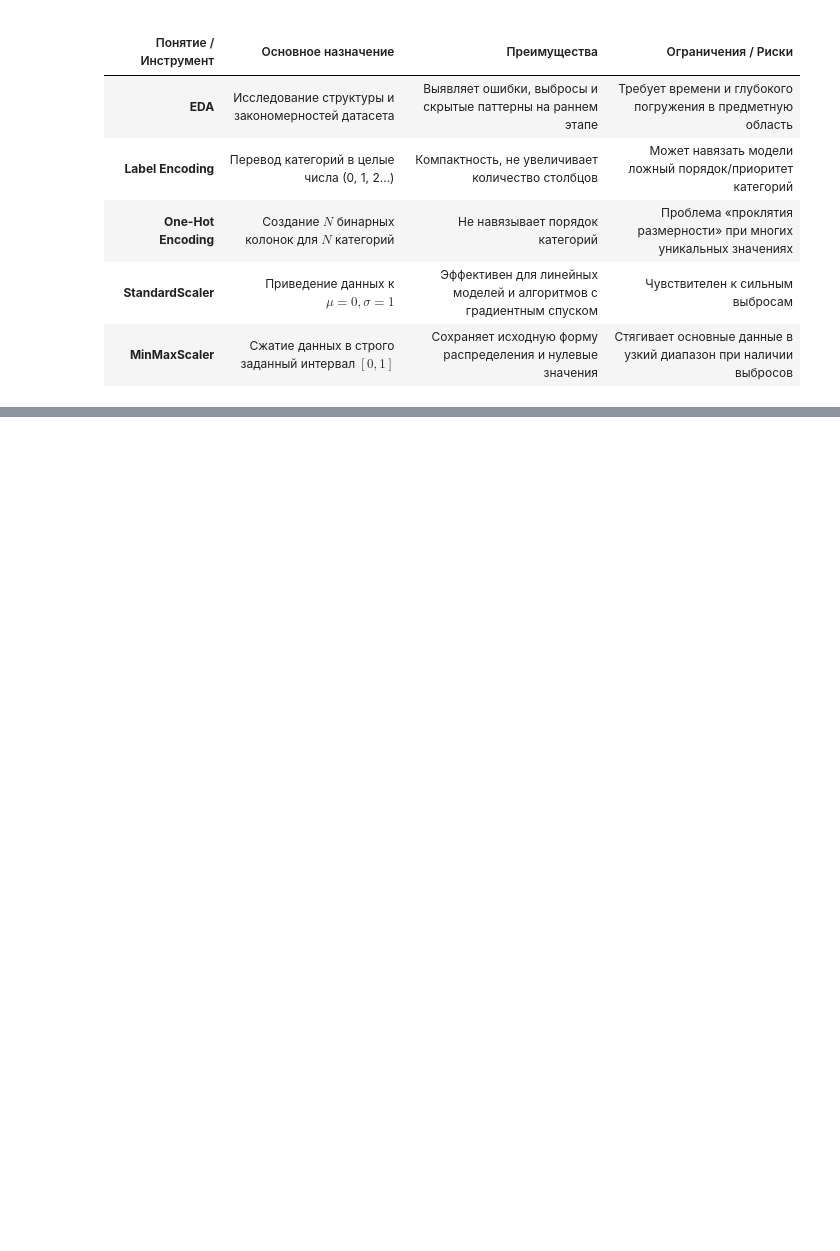
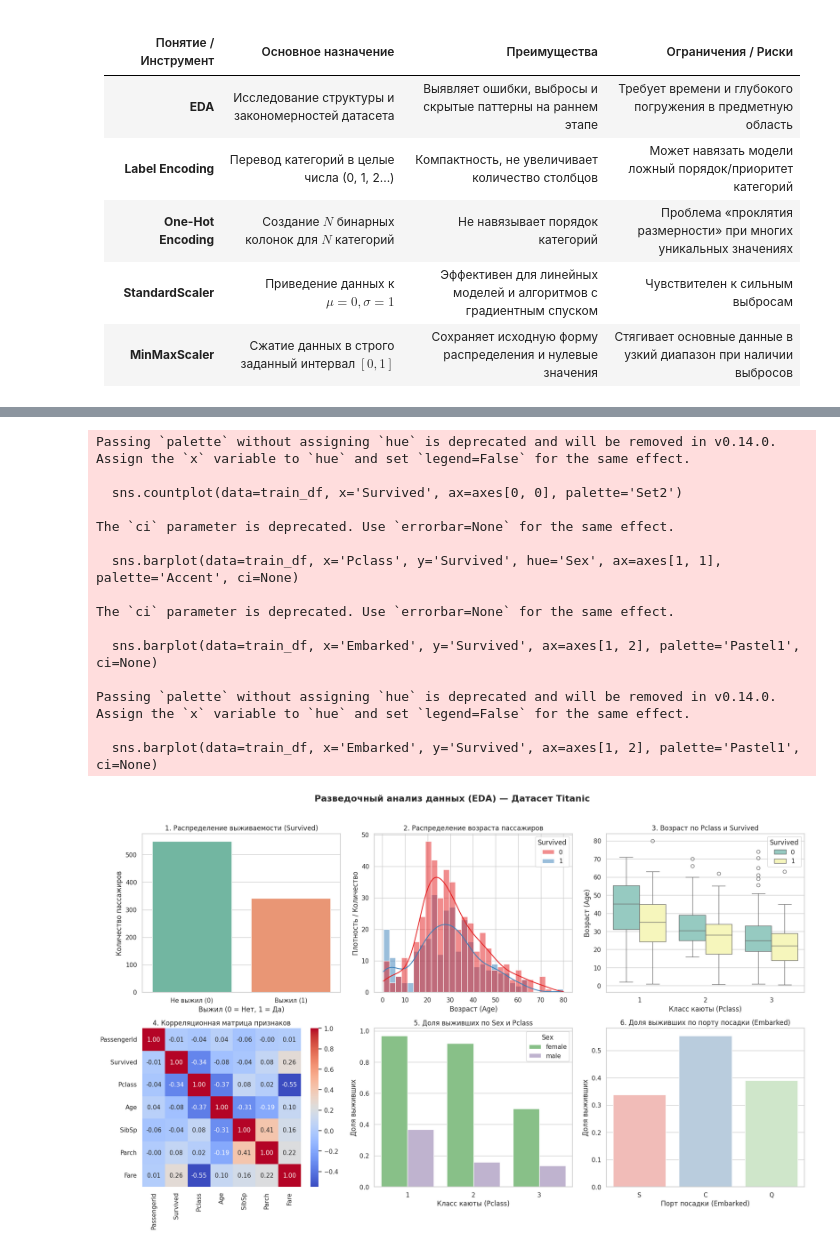
Before and after one commit to fivifri/ml-course-emelyanova, a Jupyter notebook: module-1-titanic/notebook.ipynb, the cells around one changed output, grey strips where cells are left out. Saved outputs shown, nothing was run; the diff lists cells and outputs as text; code cells hidden in the pictures; blank space fills up the shorter version.

```diff
--- a/module-1-titanic/notebook.ipynb
+++ b/module-1-titanic/notebook.ipynb
@@ -79,0 +200,61 @@ $$F1 = 2 \cdot \frac{Precision \cdot Recall}{Precision + Recall}$$
+# %%
+# Создание фигуры и сетки графиков 2х3
+fig, axes = plt.subplots(2, 3, figsize=(18, 11))
+fig.suptitle('Разведочный анализ данных (EDA) — Датасет Titanic', fontsize=16, fontweight='bold')
+
+# График 1: Countplot — Распределение целевой переменной Survived
+sns.countplot(data=train_df, x='Survived', ax=axes[0, 0], palette='Set2')
+axes[0, 0].set_title('1. Распределение выживаемости (Survived)')
+axes[0, 0].set_xlabel('Выжил (0 = Нет, 1 = Да)')
+axes[0, 0].set_ylabel('Количество пассажиров')
+axes[0, 0].set_xticklabels(['Не выжил (0)', 'Выжил (1)'])
+
+# График 2: Histplot — Распределение возраста (Age) с разбиением по Survived
+sns.histplot(data=train_df, x='Age', hue='Survived', kde=True, ax=axes[0, 1], palette='Set1', bins=30)
+axes[0, 1].set_title('2. Распределение возраста пассажиров')
+axes[0, 1].set_xlabel('Возраст (Age)')
+axes[0, 1].set_ylabel('Плотность / Количество')
+
+# График 3: Boxplot — Возраст по классам кают (Pclass) и выживаемости (Survived)
+sns.boxplot(data=train_df, x='Pclass', y='Age', hue='Survived', ax=axes[0, 2], palette='Set3')
+axes[0, 2].set_title('3. Возраст по Pclass и Survived')
+axes[0, 2].set_xlabel('Класс каюты (Pclass)')
+axes[0, 2].set_ylabel('Возраст (Age)')
+
+# График 4: Heatmap — Корреляционная матрица числовых признаков
+numeric_df = train_df.select_dtypes(include=[np.number]) # Извлечение числовых столбцов
+sns.heatmap(numeric_df.corr(), annot=True, fmt='.2f', cmap='coolwarm', ax=axes[1, 0], cbar=True, square=True)
+axes[1, 0].set_title('4. Корреляционная матрица признаков')
+
+# График 5: Barplot — Доля выживших по полу (Sex) и классу (Pclass)
+sns.barplot(data=train_df, x='Pclass', y='Survived', hue='Sex', ax=axes[1, 1], palette='Accent', ci=None)
+axes[1, 1].set_title('5. Доля выживших по Sex и Pclass')
+axes[1, 1].set_xlabel('Класс каюты (Pclass)')
+axes[1, 1].set_ylabel('Доля выживших')
+
+# График 6: Barplot — Доля выживших по порту посадки (Embarked)
+sns.barplot(data=train_df, x='Embarked', y='Survived', ax=axes[1, 2], palette='Pastel1', ci=None)
+axes[1, 2].set_title('6. Доля выживших по порту посадки (Embarked)')
+axes[1, 2].set_xlabel('Порт посадки (Embarked)')
+axes[1, 2].set_ylabel('Доля выживших')
+
+# Оптимизация отступов между графиками
+plt.tight_layout(rect=[0, 0, 1, 0.96])
+plt.show()
+# %% [output]
+Passing `palette` without assigning `hue` is deprecated and will be removed in v0.14.0. Assign the `x` variable to `hue` and set `legend=False` for the same effect.
+
+  sns.countplot(data=train_df, x='Survived', ax=axes[0, 0], palette='Set2')
+
+The `ci` parameter is deprecated. Use `errorbar=None` for the same effect.
+
+  sns.barplot(data=train_df, x='Pclass', y='Survived', hue='Sex', ax=axes[1, 1], palette='Accent', ci=None)
+
+The `ci` parameter is deprecated. Use `errorbar=None` for the same effect.
+
+  sns.barplot(data=train_df, x='Embarked', y='Survived', ax=axes[1, 2], palette='Pastel1', ci=None)
+
+Passing `palette` without assigning `hue` is deprecated and will be removed in v0.14.0. Assign the `x` variable to `hue` and set `legend=False` for the same effect.
+
+  sns.barplot(data=train_df, x='Embarked', y='Survived', ax=axes[1, 2], palette='Pastel1', ci=None)
+[figure, added]
```
Also changed, not shown: parts of 7 cells of this notebook, 1 other file.
